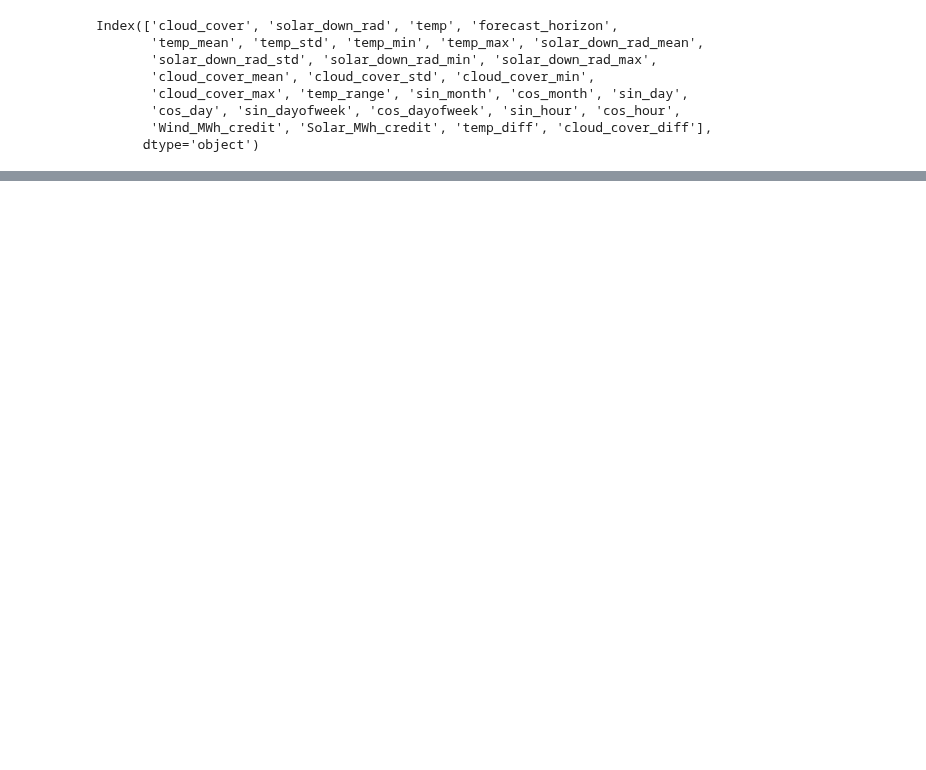
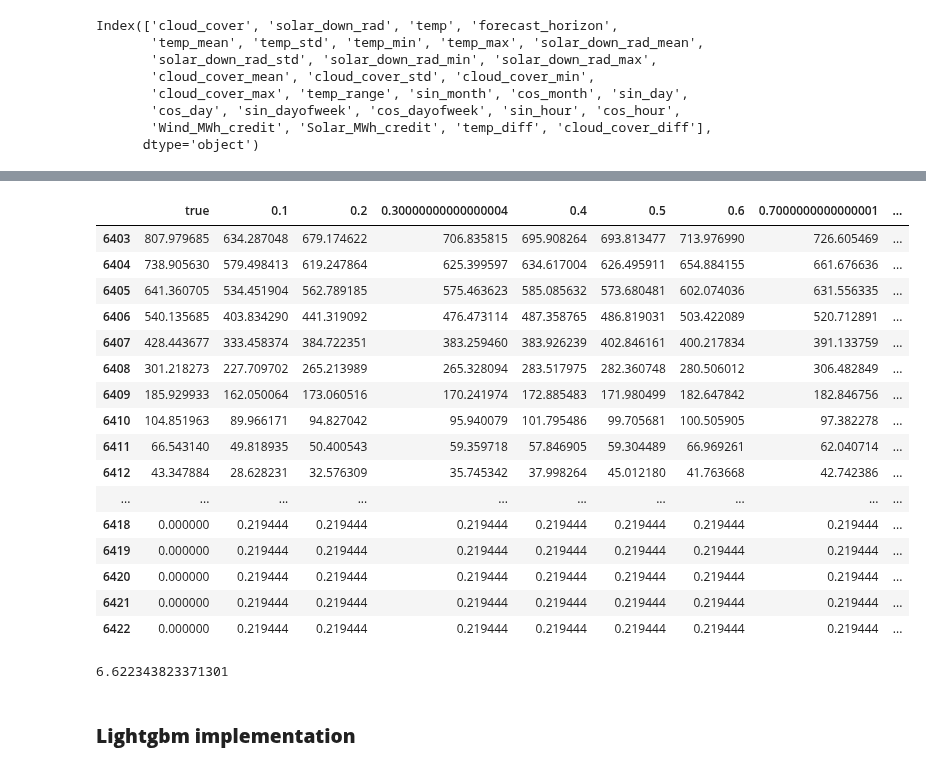
Before and after one commit to av1c3nna/awp2, a Jupyter notebook: code/model_training.ipynb, the cells around one changed output, grey strips where cells are left out. Saved outputs shown, nothing was run; the diff lists cells and outputs as text; code cells hidden in the pictures; blank space fills up the shorter version.

```diff
--- a/code/model_training.ipynb
+++ b/code/model_training.ipynb
@@ -199,0 +261,28 @@ pinball_score(qsolar_simple_df, quantiles)
+# %%
+q_solar_xgboost_df = pd.DataFrame(q_solar_xgboost)
+# %%
+q_solar_xgboost_df.tail(20)
+# %% [output]
+|  | true | 0.1 | 0.2 | 0.30000000000000004 | 0.4 | 0.5 | 0.6 | 0.7000000000000001 | ... |
+| 6403 | 807.979685 | 634.287048 | 679.174622 | 706.835815 | 695.908264 | 693.813477 | 713.976990 | 726.605469 | ... |
+| 6404 | 738.905630 | 579.498413 | 619.247864 | 625.399597 | 634.617004 | 626.495911 | 654.884155 | 661.676636 | ... |
+| 6405 | 641.360705 | 534.451904 | 562.789185 | 575.463623 | 585.085632 | 573.680481 | 602.074036 | 631.556335 | ... |
+| 6406 | 540.135685 | 403.834290 | 441.319092 | 476.473114 | 487.358765 | 486.819031 | 503.422089 | 520.712891 | ... |
+| 6407 | 428.443677 | 333.458374 | 384.722351 | 383.259460 | 383.926239 | 402.846161 | 400.217834 | 391.133759 | ... |
+| 6408 | 301.218273 | 227.709702 | 265.213989 | 265.328094 | 283.517975 | 282.360748 | 280.506012 | 306.482849 | ... |
+| 6409 | 185.929933 | 162.050064 | 173.060516 | 170.241974 | 172.885483 | 171.980499 | 182.647842 | 182.846756 | ... |
+| 6410 | 104.851963 | 89.966171 | 94.827042 | 95.940079 | 101.795486 | 99.705681 | 100.505905 | 97.382278 | ... |
+| 6411 | 66.543140 | 49.818935 | 50.400543 | 59.359718 | 57.846905 | 59.304489 | 66.969261 | 62.040714 | ... |
+| 6412 | 43.347884 | 28.628231 | 32.576309 | 35.745342 | 37.998264 | 45.012180 | 41.763668 | 42.742386 | ... |
+| ... | ... | ... | ... | ... | ... | ... | ... | ... | ... |
+| 6418 | 0.000000 | 0.219444 | 0.219444 | 0.219444 | 0.219444 | 0.219444 | 0.219444 | 0.219444 | ... |
+| 6419 | 0.000000 | 0.219444 | 0.219444 | 0.219444 | 0.219444 | 0.219444 | 0.219444 | 0.219444 | ... |
+| 6420 | 0.000000 | 0.219444 | 0.219444 | 0.219444 | 0.219444 | 0.219444 | 0.219444 | 0.219444 | ... |
+| 6421 | 0.000000 | 0.219444 | 0.219444 | 0.219444 | 0.219444 | 0.219444 | 0.219444 | 0.219444 | ... |
+| 6422 | 0.000000 | 0.219444 | 0.219444 | 0.219444 | 0.219444 | 0.219444 | 0.219444 | 0.219444 | ... |
+# %%
+pinball_score(q_solar_xgboost_df, quantiles=alpha)
+# %% [output]
+6.622343823371301
+# %% [markdown]
+### __Lightgbm implementation__
```
Also changed, not shown: parts of 15 cells of this notebook, 1 other file.
